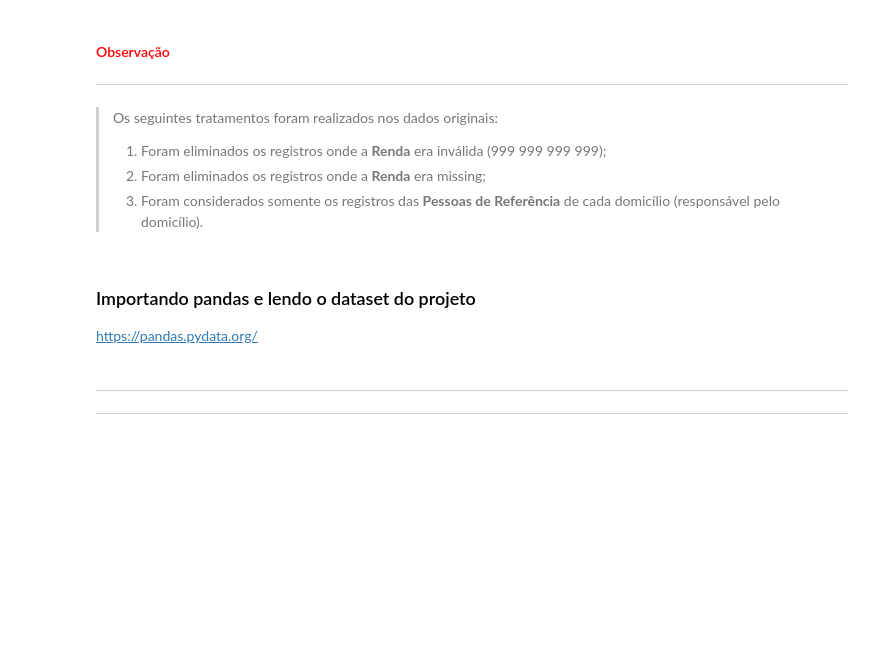
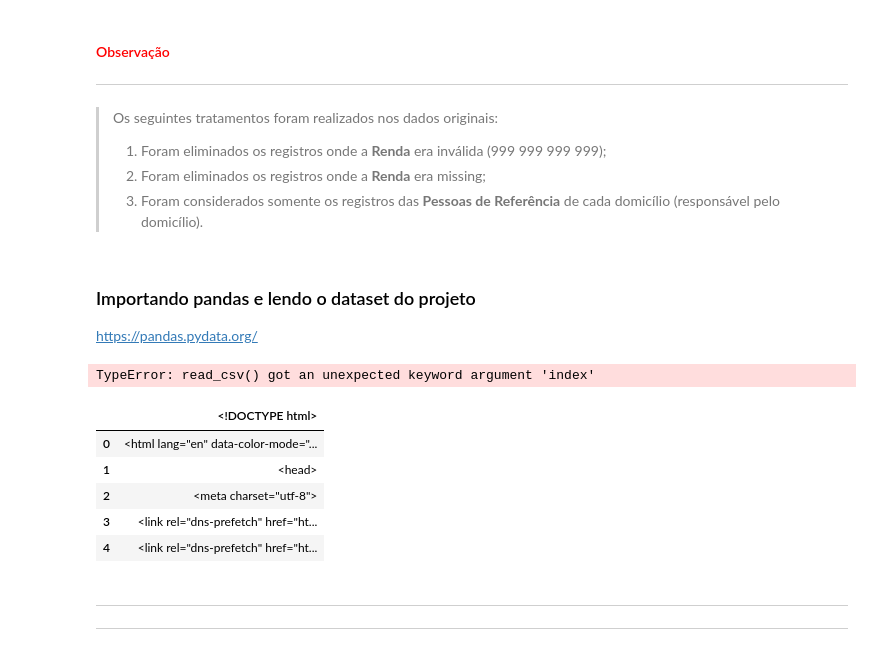
Before and after one commit to fcardosoo/Alura-007-Statistics-with-python-probability-and-sampling, a Jupyter notebook: Curso_de_Estatística_Parte_2.ipynb, the cells around one changed output. Cells and saved outputs as stored; diff of their text form; code cells hidden in the pictures; blank space fills up the shorter version.

```diff
--- a/Curso_de_Estatística_Parte_2.ipynb
+++ b/Curso_de_Estatística_Parte_2.ipynb
@@ -124,3 +126,17 @@ https://pandas.pydata.org/
+# %%
+col_names = ['UF','Sexo','Idade','Cor','Anos de Estudo','Renda','Altura']
+dados = pd.read_csv('https://github.com/fcardosoo/Estatistica_descritiva_II/blob/main/dados.csv', index=False)
+# %% [output]
+TypeError: read_csv() got an unexpected keyword argument 'index'
+# %%
+dados.head()
+# %% [output]
+|  | <!DOCTYPE html> |
+| 0 | <html lang="en" data-color-mode="... |
+| 1 | <head> |
+| 2 | <meta charset="utf-8"> |
+| 3 | <link rel="dns-prefetch" href="ht... |
+| 4 | <link rel="dns-prefetch" href="ht... |
 # %% [markdown]
 ---
 ---
```
Also changed, not shown: parts of 3 cells of this notebook.
